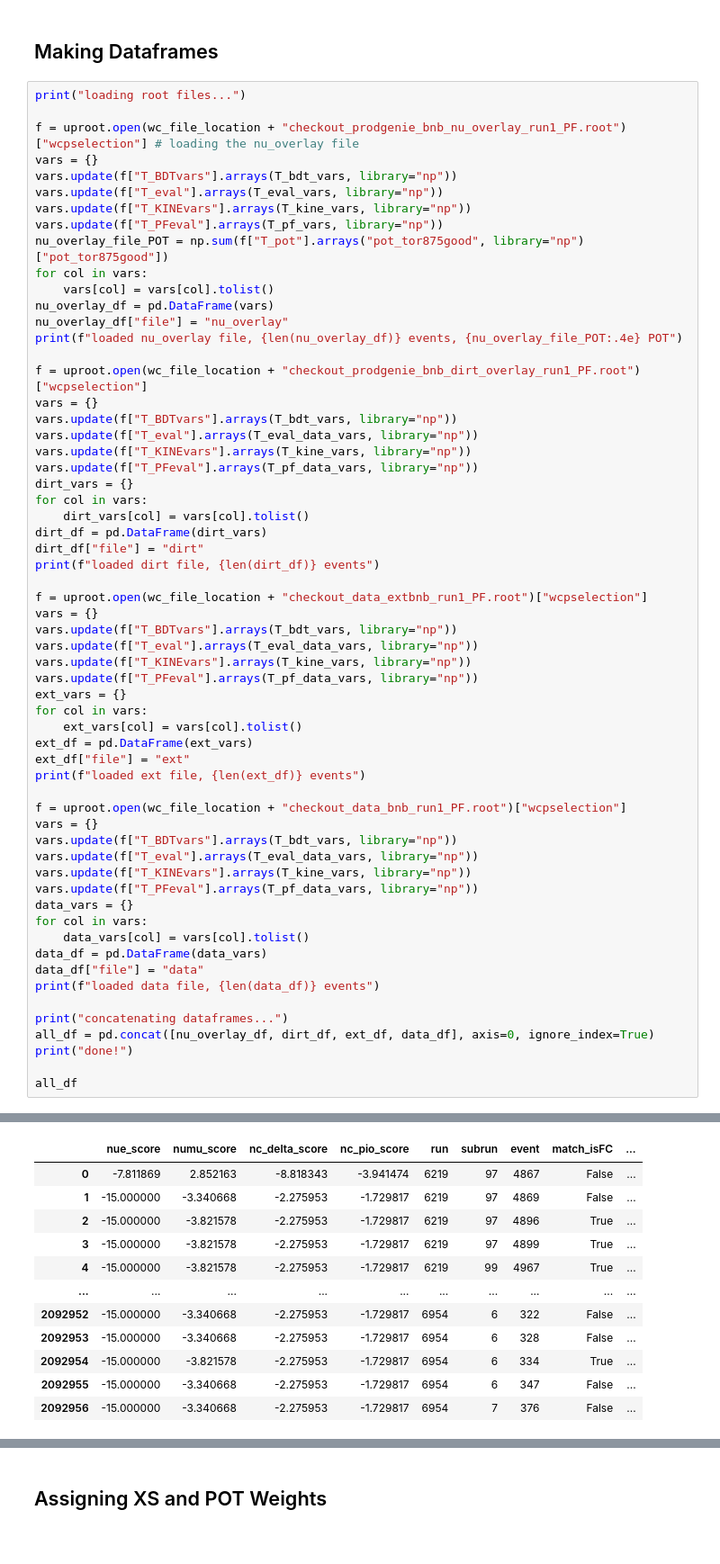
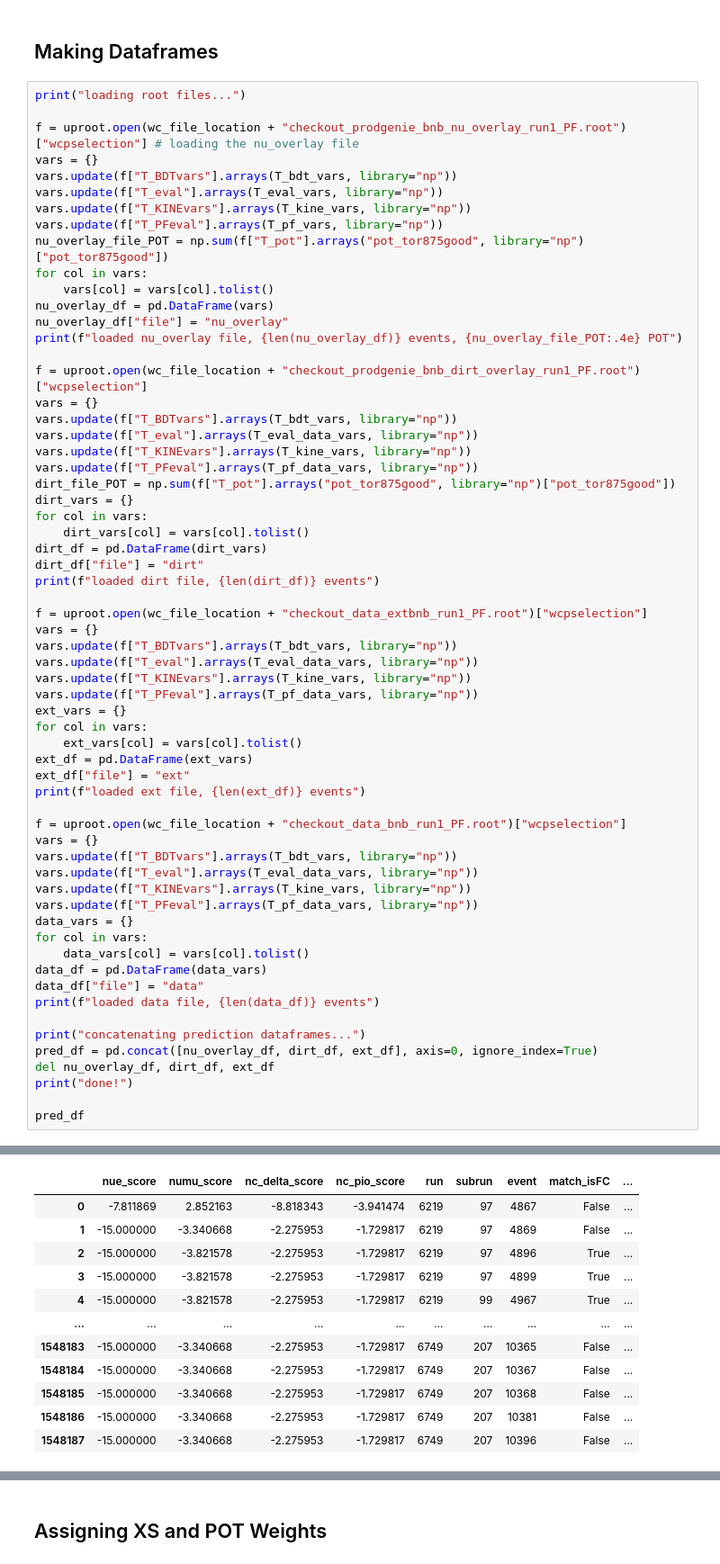
Before and after one commit to leehagaman/wc_ntuple_tutorial, a Jupyter notebook: tutorial.ipynb, the cells around one changed output, grey strips where cells are left out. Shown at 90% size. Cells and saved outputs as stored; diff of their text form.

```diff
--- a/tutorial.ipynb
+++ b/tutorial.ipynb
@@ -156,6 +156,7 @@ vars.update(f["T_BDTvars"].arrays(T_bdt_vars, library="np"))
 vars.update(f["T_eval"].arrays(T_eval_data_vars, library="np"))
 vars.update(f["T_KINEvars"].arrays(T_kine_vars, library="np"))
 vars.update(f["T_PFeval"].arrays(T_pf_data_vars, library="np"))
+dirt_file_POT = np.sum(f["T_pot"].arrays("pot_tor875good", library="np")["pot_tor875good"])
 dirt_vars = {}
 for col in vars:
     dirt_vars[col] = vars[col].tolist()
@@ -189,11 +190,12 @@ data_df = pd.DataFrame(data_vars)
 data_df["file"] = "data"
 print(f"loaded data file, {len(data_df)} events")
 
-print("concatenating dataframes...")
-all_df = pd.concat([nu_overlay_df, dirt_df, ext_df, data_df], axis=0, ignore_index=True)
+print("concatenating prediction dataframes...")
+pred_df = pd.concat([nu_overlay_df, dirt_df, ext_df], axis=0, ignore_index=True)
+del nu_overlay_df, dirt_df, ext_df
 print("done!")
 
-all_df
+pred_df
 # %% [output]
 loading root files...
 loaded nu_overlay file, 581941 events, 7.1457e+20 POT
@@ -204,13 +206,13 @@ concatenating dataframes...
 done!
 |  | nue_score | numu_score | nc_delta_score | nc_pio_score | run | subrun | event | match_isFC | ... |
 | 0 | -7.811869 | 2.852163 | -8.818343 | -3.941474 | 6219 | 97 | 4867 | False | ... |
 | 1 | -15.000000 | -3.340668 | -2.275953 | -1.729817 | 6219 | 97 | 4869 | False | ... |
 | 2 | -15.000000 | -3.821578 | -2.275953 | -1.729817 | 6219 | 97 | 4896 | True | ... |
 | 3 | -15.000000 | -3.821578 | -2.275953 | -1.729817 | 6219 | 97 | 4899 | True | ... |
 | 4 | -15.000000 | -3.821578 | -2.275953 | -1.729817 | 6219 | 99 | 4967 | True | ... |
 | ... | ... | ... | ... | ... | ... | ... | ... | ... | ... |
-| 2092952 | -15.000000 | -3.340668 | -2.275953 | -1.729817 | 6954 | 6 | 322 | False | ... |
-| 2092953 | -15.000000 | -3.340668 | -2.275953 | -1.729817 | 6954 | 6 | 328 | False | ... |
-| 2092954 | -15.000000 | -3.821578 | -2.275953 | -1.729817 | 6954 | 6 | 334 | True | ... |
-| 2092955 | -15.000000 | -3.340668 | -2.275953 | -1.729817 | 6954 | 6 | 347 | False | ... |
-| 2092956 | -15.000000 | -3.340668 | -2.275953 | -1.729817 | 6954 | 7 | 376 | False | ... |
+| 1548183 | -15.000000 | -3.340668 | -2.275953 | -1.729817 | 6749 | 207 | 10365 | False | ... |
+| 1548184 | -15.000000 | -3.340668 | -2.275953 | -1.729817 | 6749 | 207 | 10367 | False | ... |
+| 1548185 | -15.000000 | -3.340668 | -2.275953 | -1.729817 | 6749 | 207 | 10368 | False | ... |
+| 1548186 | -15.000000 | -3.340668 | -2.275953 | -1.729817 | 6749 | 207 | 10381 | False | ... |
+| 1548187 | -15.000000 | -3.340668 | -2.275953 | -1.729817 | 6749 | 207 | 10396 | False | ... |
```
Also changed, not shown: parts of 6 cells of this notebook.
